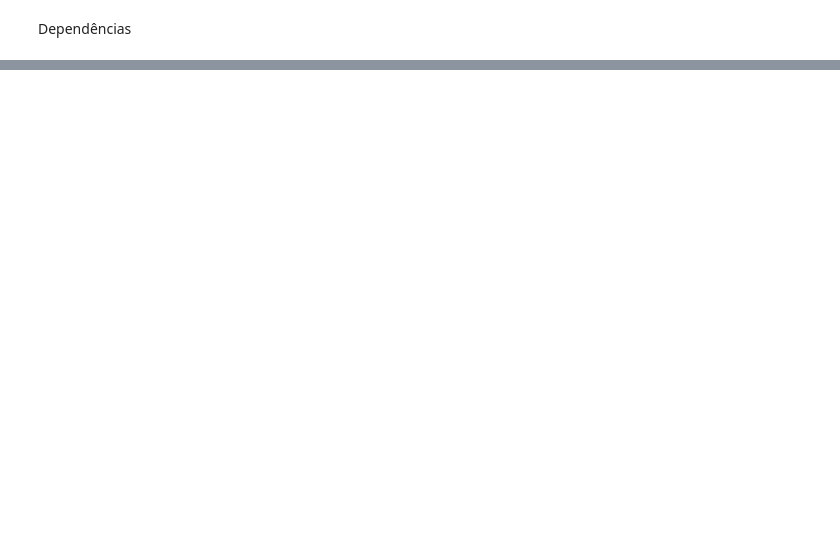
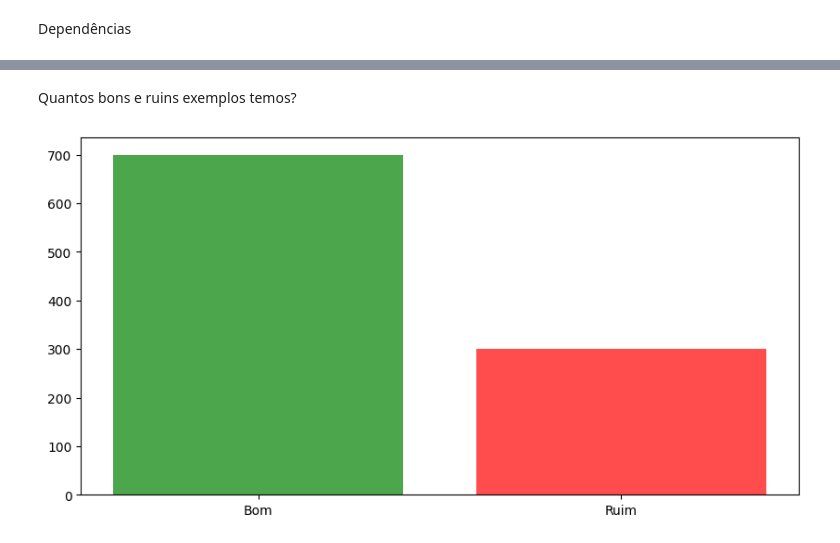
Before and after one commit to gustavoSutil/materia-IA, a Jupyter notebook: deep-learn/tf/tf.ipynb, the cells around one changed output, grey strips where cells are left out. Saved outputs shown, nothing was run; the diff lists cells and outputs as text; code cells hidden in the pictures; blank space fills up the shorter version.

```diff
--- a/deep-learn/tf/tf.ipynb
+++ b/deep-learn/tf/tf.ipynb
@@ -36,0 +80,11 @@ AttributeError: ignored
+# %% [markdown]
+Quantos bons e ruins exemplos temos?
+# %%
+df_age_g_qtd = df[df["Risk"] == 'good']['Age'].count()
+df_age_b_qtd = df[df["Risk"] == 'bad']['Age'].count()
+
+plt.figure(figsize=(10, 5))
+plt.bar(['Bom', 'Ruim'], [df_age_g_qtd, df_age_b_qtd], color=['green', 'red'], alpha=0.7)
+plt.show()
+# %% [output]
+[figure, added]
```
Also changed, not shown: parts of 10 cells of this notebook.
